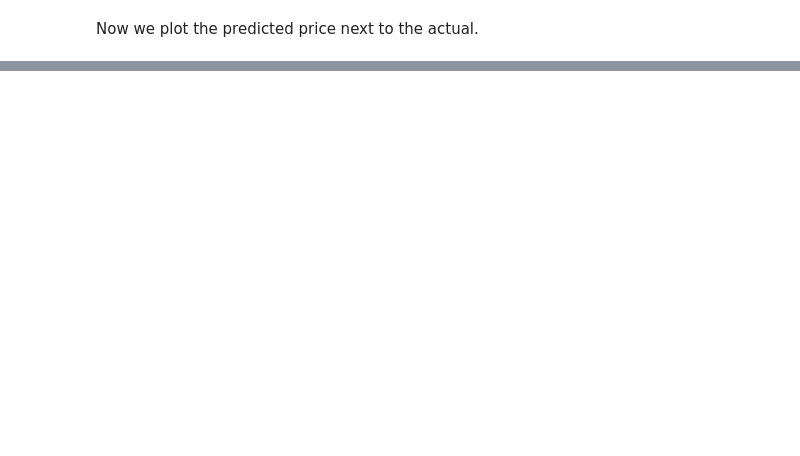
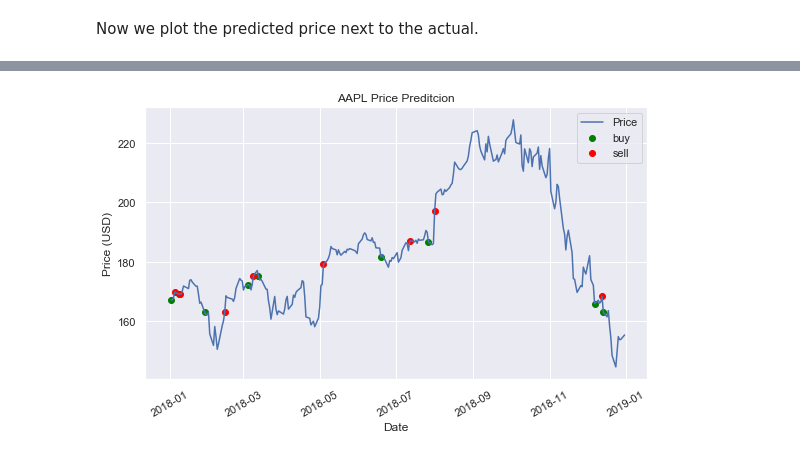
Before and after one commit to mboss1999/ml-finance, a Jupyter notebook: Alpha Vantage Data Analytics.ipynb, the cells around one changed output, grey strips where cells are left out. Drawn from its saved outputs; the diff is of its cells as text; code cells hidden in the pictures; blank space fills up the shorter version.

```diff
--- a/Alpha Vantage Data Analytics.ipynb
+++ b/Alpha Vantage Data Analytics.ipynb
@@ -223,0 +187,54 @@ ValueError: The truth value of an array with more than one element is ambiguous.
+# %%
+# Get prices during time of interest
+timeframe = '2018'
+p = data.loc[timeframe].iloc[:,4].values
+
+# Calculate predicted change in price
+num_points = p.size
+delta_y = ypred[n: n + num_points].flatten() - p
+
+# Arrays to indicate whether to buy or sell
+buy = np.zeros_like(delta_y, dtype=bool)
+sell = buy.copy()
+
+# Decide whether to buy or sell
+up = None
+if delta_y[0] >= 0:
+    buy[0] = True
+    up = True
+else:
+    sell[0] = True
+    up = False
+for i in range(1, buy.size):
+    if delta_y[i] >= 0:
+        if not up:
+            buy[i] = True
+        up = True
+    else:
+        if up:
+            sell[i] = True
+        up = False
+
+# Get days of when to buy or sell
+d = data.loc[timeframe].index
+dbuy = d[buy]
+dsell = d[sell]
+
+# Get what price to buy and sell at
+pbuy = p[buy]
+psell = p[sell]
+
+# Plot price, buy, and sell
+plt.figure(figsize=(9,5))
+plt.plot(d, p, label='Price')
+plt.scatter(dbuy, pbuy, c='green', label='buy')
+plt.scatter(dsell, psell, c='red', label='sell')
+
+# Title and labels
+plt.title(ticker + " Price Preditcion")
+plt.xlabel('Date')
+plt.ylabel('Price (USD)')
+plt.xticks(rotation=30)
+plt.legend();
+# %% [output]
+[figure, added]
```
Also changed, not shown: parts of 7 cells of this notebook, 2 other files.
